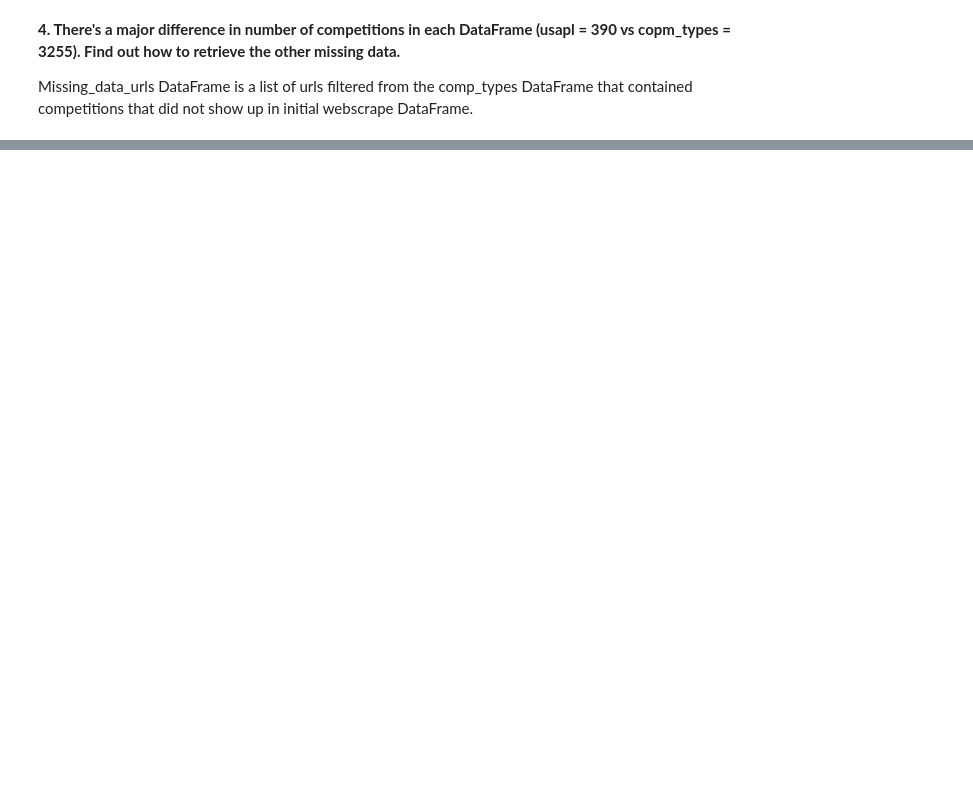
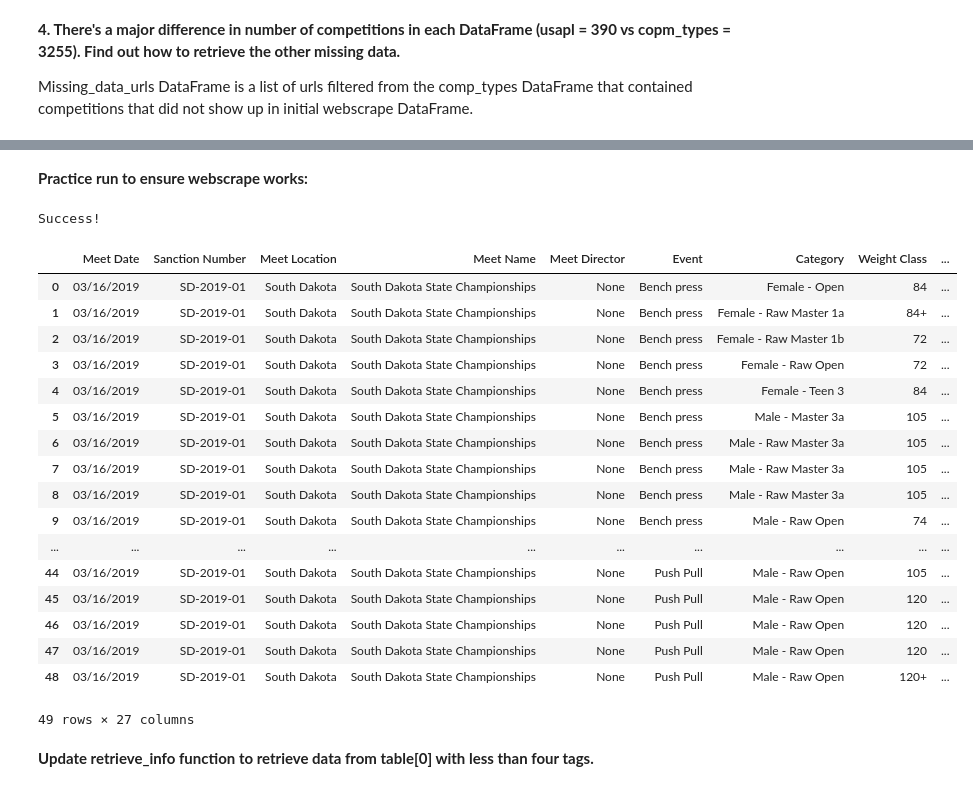
Before and after one commit to marieljum/midcourse_powerlifting, a Jupyter notebook: notebooks/midcourse-powerlifting.ipynb, the cells around one changed output, grey strips where cells are left out. Drawn from its saved outputs; the diff is of its cells as text; code cells hidden in the pictures; blank space fills up the shorter version.

Commit message:
Extracted missing data, cleaned up dataset

```diff
--- a/notebooks/midcourse-powerlifting.ipynb
+++ b/notebooks/midcourse-powerlifting.ipynb
@@ -43,8 +45,12 @@ def retrieve_info(url):
     """
     This function creates a dataframe from the USAPL database.
     """
+    retry = Retry(total = 5,
+                         backoff_factor = 0.5,
+                         status_forcelist = [429, 500, 502, 503, 504])
+    adapter = HTTPAdapter(max_retries = retry)
     try:
-        response = requests.get(url)
+        response = requests.get(url, timeout = 5)
         if response.status_code == 200:
             soup = BeautifulSoup(response.text)
 
@@ -135,15 +141,17 @@ def retrieve_info(url):
                     if meet_info:
                         tr_tags = meet_info.findAll('tr')
 
-                        # Extracting date, state, and meet director information from tr_tags list
-                        if len(tr_tags) >= 1:
+                        # Extracting date, sanction number, state, and meet director information from tr_tags list
+                        if len(tr_tags) >= 2:
                             date = tr_tags[0].find('td').get_text(strip=True)
                             sanction_num = tr_tags[1].find('td').get_text(strip=True)
-                            state = tr_tags[2].find('td').get_text(strip=True)
-                            meet_director = tr_tags[3].find('td').get_text(strip=True)
+
+                            # If there are at least 4 elements, extract state and meet director variable
+                            state = tr_tags[2].find('td').get_text(strip=True) if len(tr_tags) >= 3 else None
+                            meet_director = tr_tags[3].find('td').get_text(strip=True) if len(tr_tags) >= 4 else None
 
                         else:
-                            date = sanction_num = state = meet_director = None
+                            print(f'Error retrieving tr tag in meet_info table element from {url}')
 
                         # Repeat the values for each row in meet_results_df
                         meet_info_df = pd.DataFrame({
@@ -410,0 +416,28 @@ print('DataFrame saved as csv file in data folder.')
+# %% [markdown]
+**Practice run to ensure webscrape works:**
+# %%
+url = 'https://usapl.liftingdatabase.com/competitions-view?id=2385'
+df = retrieve_info(url)
+display(df)
+# %% [output]
+Success!
+|  | Meet Date | Sanction Number | Meet Location | Meet Name | Meet Director | Event | Category | Weight Class | ... |
+| 0 | 03/16/2019 | SD-2019-01 | South Dakota | South Dakota State Championships | None | Bench press | Female - Open | 84 | ... |
+| 1 | 03/16/2019 | SD-2019-01 | South Dakota | South Dakota State Championships | None | Bench press | Female - Raw Master 1a | 84+ | ... |
+| 2 | 03/16/2019 | SD-2019-01 | South Dakota | South Dakota State Championships | None | Bench press | Female - Raw Master 1b | 72 | ... |
+| 3 | 03/16/2019 | SD-2019-01 | South Dakota | South Dakota State Championships | None | Bench press | Female - Raw Open | 72 | ... |
+| 4 | 03/16/2019 | SD-2019-01 | South Dakota | South Dakota State Championships | None | Bench press | Female - Teen 3 | 84 | ... |
+| 5 | 03/16/2019 | SD-2019-01 | South Dakota | South Dakota State Championships | None | Bench press | Male - Master 3a | 105 | ... |
+| 6 | 03/16/2019 | SD-2019-01 | South Dakota | South Dakota State Championships | None | Bench press | Male - Raw Master 3a | 105 | ... |
+| 7 | 03/16/2019 | SD-2019-01 | South Dakota | South Dakota State Championships | None | Bench press | Male - Raw Master 3a | 105 | ... |
+| 8 | 03/16/2019 | SD-2019-01 | South Dakota | South Dakota State Championships | None | Bench press | Male - Raw Master 3a | 105 | ... |
+| 9 | 03/16/2019 | SD-2019-01 | South Dakota | South Dakota State Championships | None | Bench press | Male - Raw Open | 74 | ... |
+| ... | ... | ... | ... | ... | ... | ... | ... | ... | ... |
+| 44 | 03/16/2019 | SD-2019-01 | South Dakota | South Dakota State Championships | None | Push Pull | Male - Raw Open | 105 | ... |
+| 45 | 03/16/2019 | SD-2019-01 | South Dakota | South Dakota State Championships | None | Push Pull | Male - Raw Open | 120 | ... |
+| 46 | 03/16/2019 | SD-2019-01 | South Dakota | South Dakota State Championships | None | Push Pull | Male - Raw Open | 120 | ... |
+| 47 | 03/16/2019 | SD-2019-01 | South Dakota | South Dakota State Championships | None | Push Pull | Male - Raw Open | 120 | ... |
+| 48 | 03/16/2019 | SD-2019-01 | South Dakota | South Dakota State Championships | None | Push Pull | Male - Raw Open | 120+ | ... |
+49 rows × 27 columns
+# %% [markdown]
+**Update retrieve_info function to retrieve data from table[0] with less than four <td> tags.**
```
Also changed, not shown: parts of 13 cells of this notebook, 1 other file.
